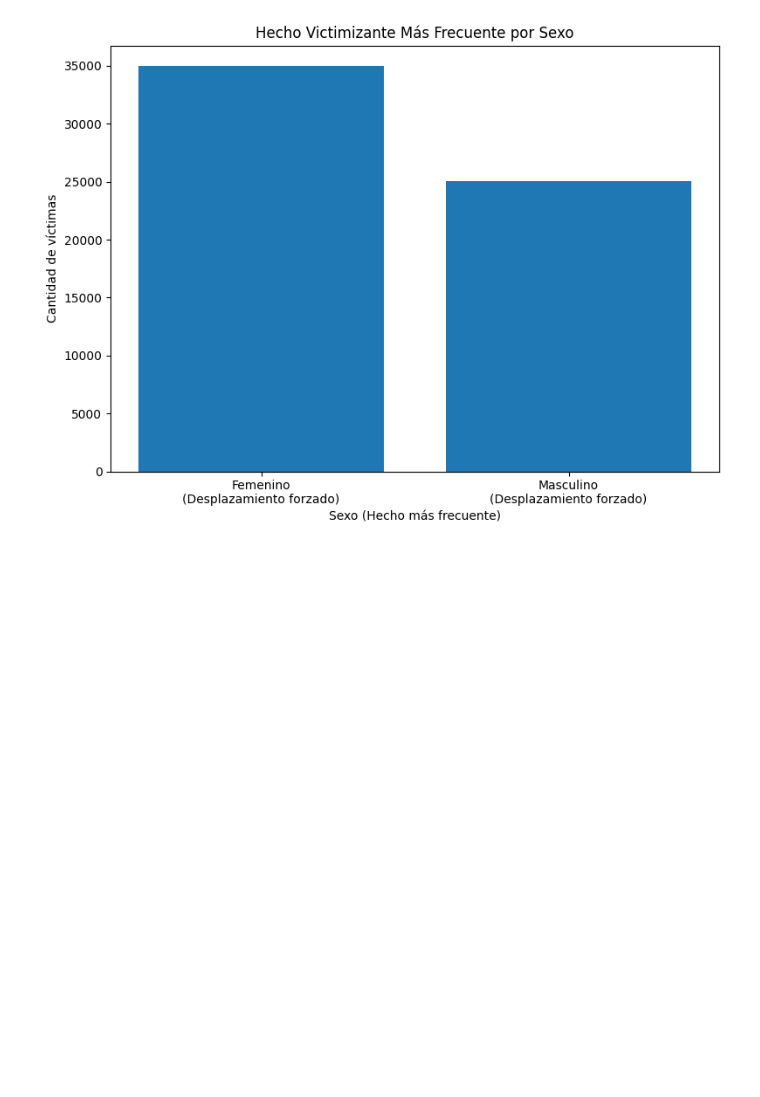
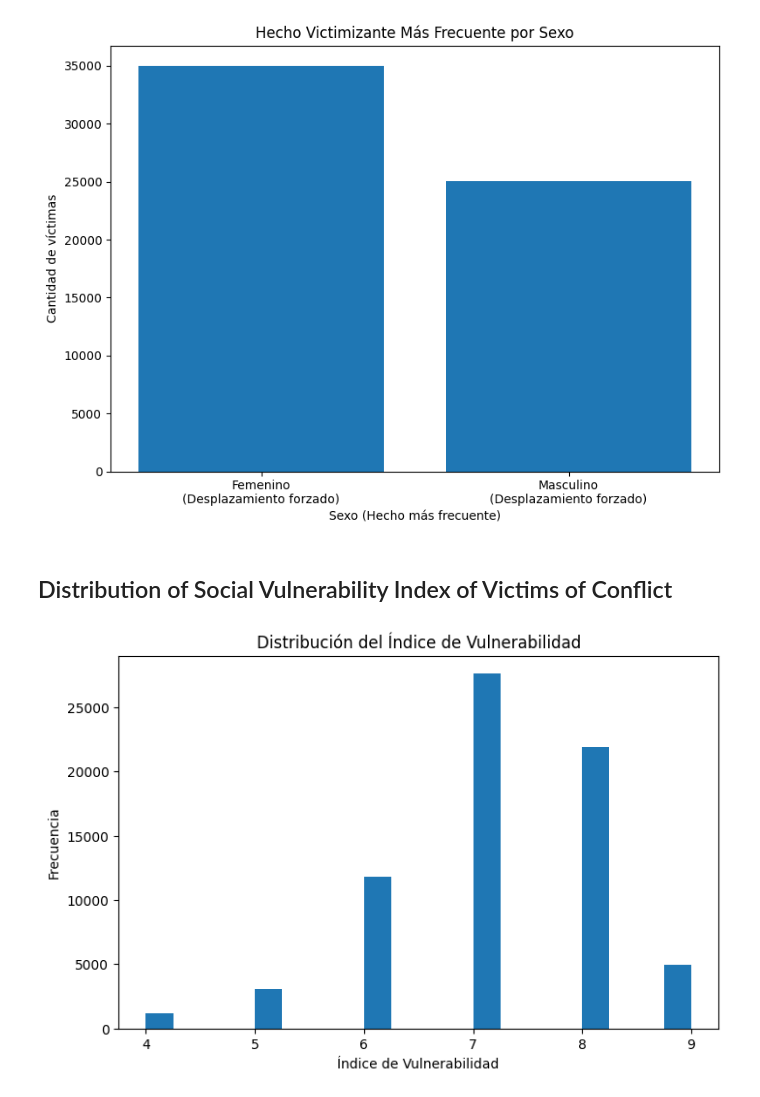
Before and after one commit to vamphook972/armed-conflict-ETL-project, a Jupyter notebook: notebooks/load_visualization.ipynb, the cells around one changed output. Cells and saved outputs as stored; diff of their text form; code cells hidden in the pictures; blank space fills up the shorter version.

Commit message:
Add the last chart

```diff
--- a/notebooks/load_visualization.ipynb
+++ b/notebooks/load_visualization.ipynb
@@ -514,3 +514,30 @@ plt.tight_layout()
 plt.show()
 # %% [output]
 [figure]
+# %% [markdown]
+## Distribution of Social Vulnerability Index of Victims of Conflict
+# %%
+# Conexión a la base de datos
+conn_dw = sqlite3.connect(ruta_base + "Project_ETL.db")
+
+# Consulta SQL directa
+query = """
+SELECT vulnerability_index
+FROM victims
+WHERE vulnerability_index IS NOT NULL;
+"""
+
+# Cargar datos desde la BD
+df_index = pd.read_sql_query(query, conn_dw)
+
+# Crear histograma
+plt.figure(figsize=(8,5))
+plt.hist(df_index['vulnerability_index'], bins=20)
+
+plt.title("Distribución del Índice de Vulnerabilidad")
+plt.xlabel("Índice de Vulnerabilidad")
+plt.ylabel("Frecuencia")
+
+plt.show()
+# %% [output]
+[figure, added]
```
Also changed, not shown: 1 other file.
